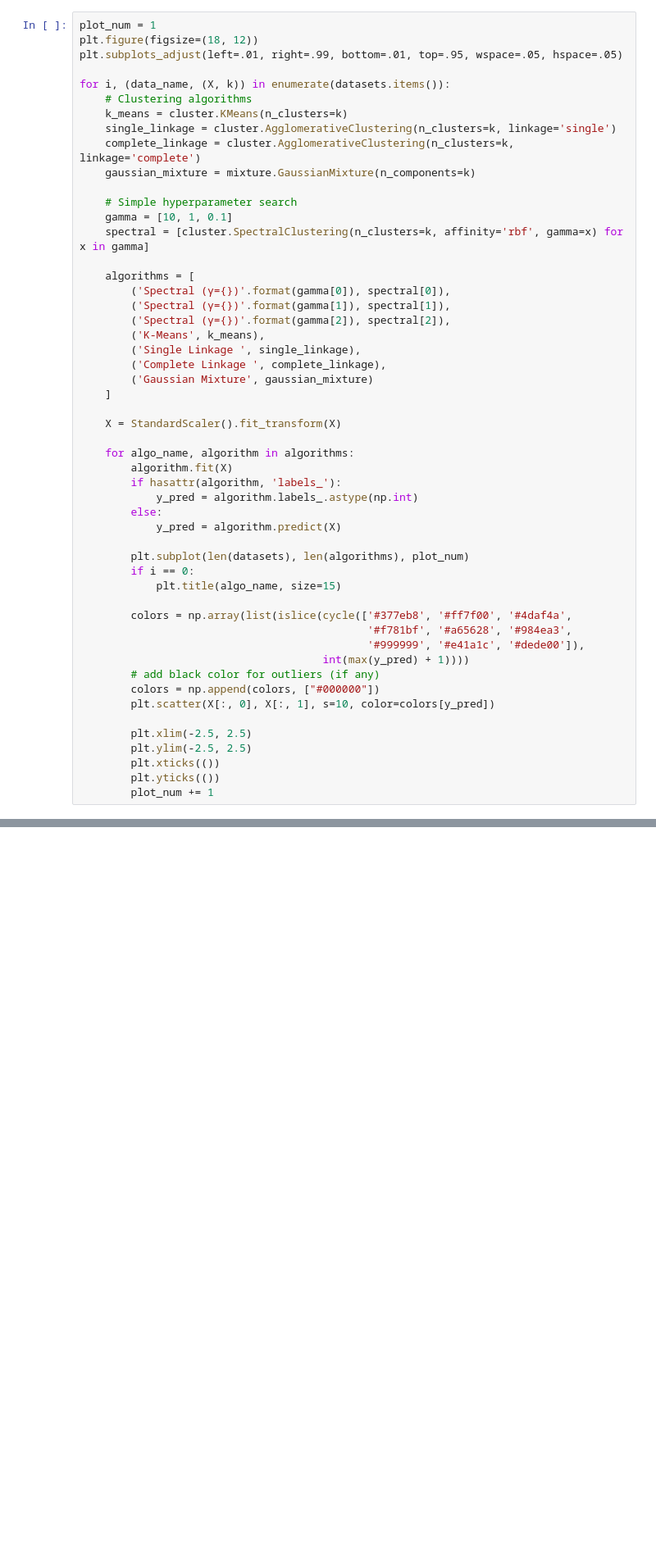
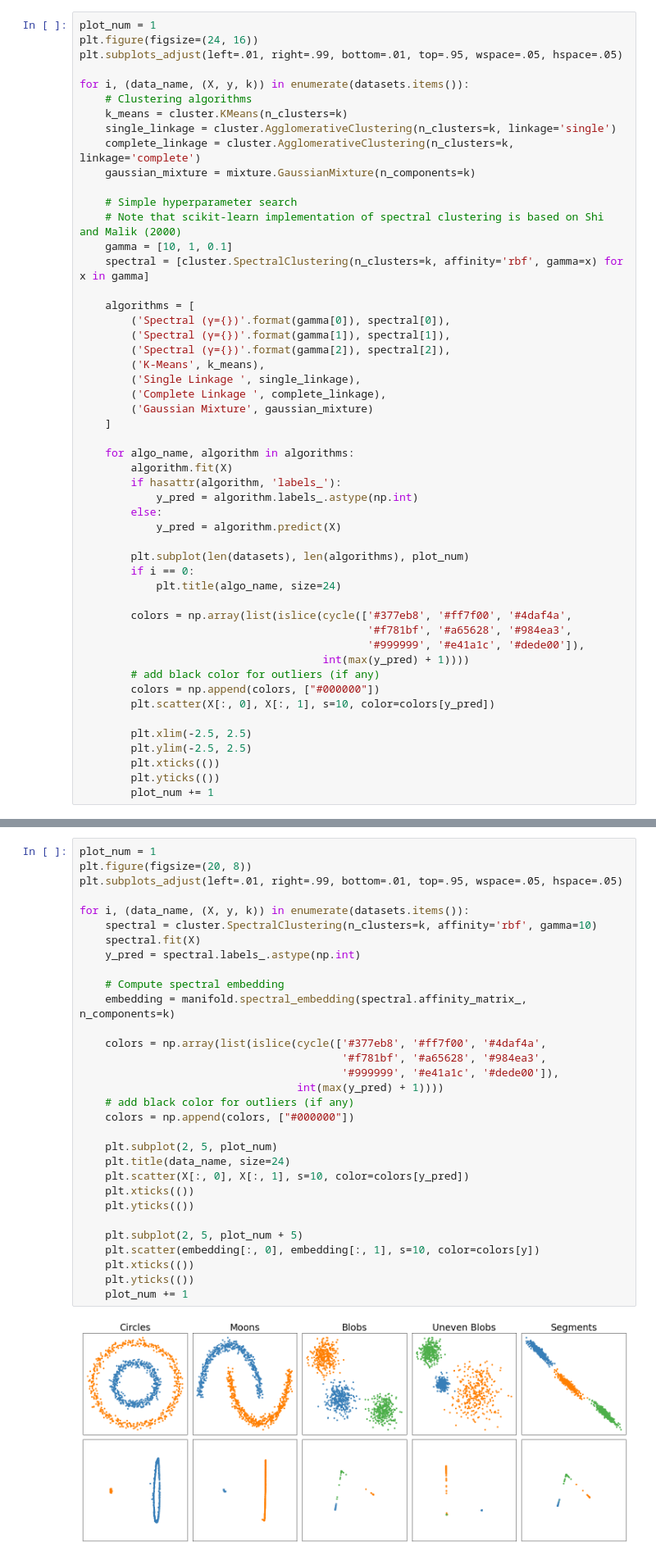
Before and after one commit to andy-kwei/spectral-clustering, a Jupyter notebook: Clustering Comparison.ipynb, the cells around one changed output, grey strips where cells are left out. Shown at 82% size. Cells and saved outputs as stored; diff of their text form; blank space fills up the shorter version.

```diff
--- a/Clustering Comparison.ipynb
+++ b/Clustering Comparison.ipynb
@@ -50,10 +52,10 @@ datasets = {
 }
 # %%
 plot_num = 1
-plt.figure(figsize=(18, 12))
+plt.figure(figsize=(24, 16))
 plt.subplots_adjust(left=.01, right=.99, bottom=.01, top=.95, wspace=.05, hspace=.05)
 
-for i, (data_name, (X, k)) in enumerate(datasets.items()):
+for i, (data_name, (X, y, k)) in enumerate(datasets.items()):
     # Clustering algorithms
     k_means = cluster.KMeans(n_clusters=k)
     single_linkage = cluster.AgglomerativeClustering(n_clusters=k, linkage='single')
@@ -61,6 +63,7 @@ for i, (data_name, (X, k)) in enumerate(datasets.items()):
     gaussian_mixture = mixture.GaussianMixture(n_components=k)
 
     # Simple hyperparameter search
+    # Note that scikit-learn implementation of spectral clustering is based on Shi and Malik (2000)
     gamma = [10, 1, 0.1]
     spectral = [cluster.SpectralClustering(n_clusters=k, affinity='rbf', gamma=x) for x in gamma]
 
@@ -74,8 +77,6 @@ for i, (data_name, (X, k)) in enumerate(datasets.items()):
         ('Gaussian Mixture', gaussian_mixture)
     ]
 
-    X = StandardScaler().fit_transform(X)
-
     for algo_name, algorithm in algorithms:
         algorithm.fit(X)
         if hasattr(algorithm, 'labels_'):
@@ -85,7 +86,7 @@ for i, (data_name, (X, k)) in enumerate(datasets.items()):
 
         plt.subplot(len(datasets), len(algorithms), plot_num)
         if i == 0:
-            plt.title(algo_name, size=15)
+            plt.title(algo_name, size=24)
 
         colors = np.array(list(islice(cycle(['#377eb8', '#ff7f00', '#4daf4a',
                                              '#f781bf', '#a65628', '#984ea3',
@@ -105,0 +106,33 @@ for i, (data_name, (X, k)) in enumerate(datasets.items()):
+# %%
+plot_num = 1
+plt.figure(figsize=(20, 8))
+plt.subplots_adjust(left=.01, right=.99, bottom=.01, top=.95, wspace=.05, hspace=.05)
+
+for i, (data_name, (X, y, k)) in enumerate(datasets.items()):
+    spectral = cluster.SpectralClustering(n_clusters=k, affinity='rbf', gamma=10)
+    spectral.fit(X)
+    y_pred = spectral.labels_.astype(np.int)
+
+    # Compute spectral embedding
+    embedding = manifold.spectral_embedding(spectral.affinity_matrix_, n_components=k)
+
+    colors = np.array(list(islice(cycle(['#377eb8', '#ff7f00', '#4daf4a',
+                                         '#f781bf', '#a65628', '#984ea3',
+                                         '#999999', '#e41a1c', '#dede00']),
+                                  int(max(y_pred) + 1))))
+    # add black color for outliers (if any)
+    colors = np.append(colors, ["#000000"])
+
+    plt.subplot(2, 5, plot_num)
+    plt.title(data_name, size=24)
+    plt.scatter(X[:, 0], X[:, 1], s=10, color=colors[y_pred])
+    plt.xticks(())
+    plt.yticks(())
+
+    plt.subplot(2, 5, plot_num + 5)
+    plt.scatter(embedding[:, 0], embedding[:, 1], s=10, color=colors[y])
+    plt.xticks(())
+    plt.yticks(())
+    plot_num += 1
+# %% [output]
+[figure, added]
```
Also changed, not shown: parts of 3 cells of this notebook, 4 other files.
